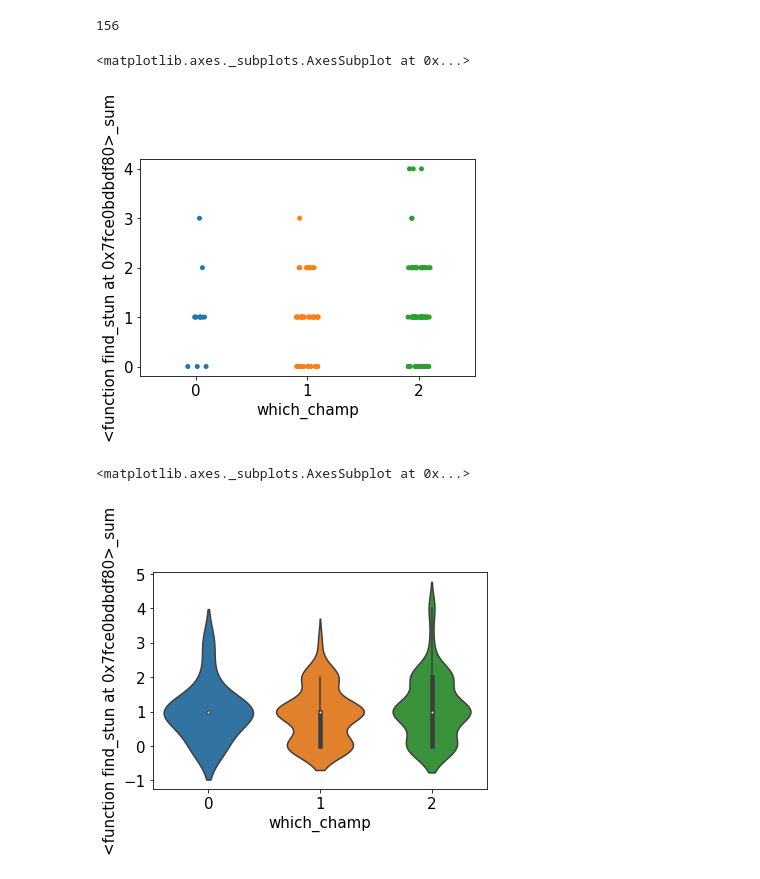
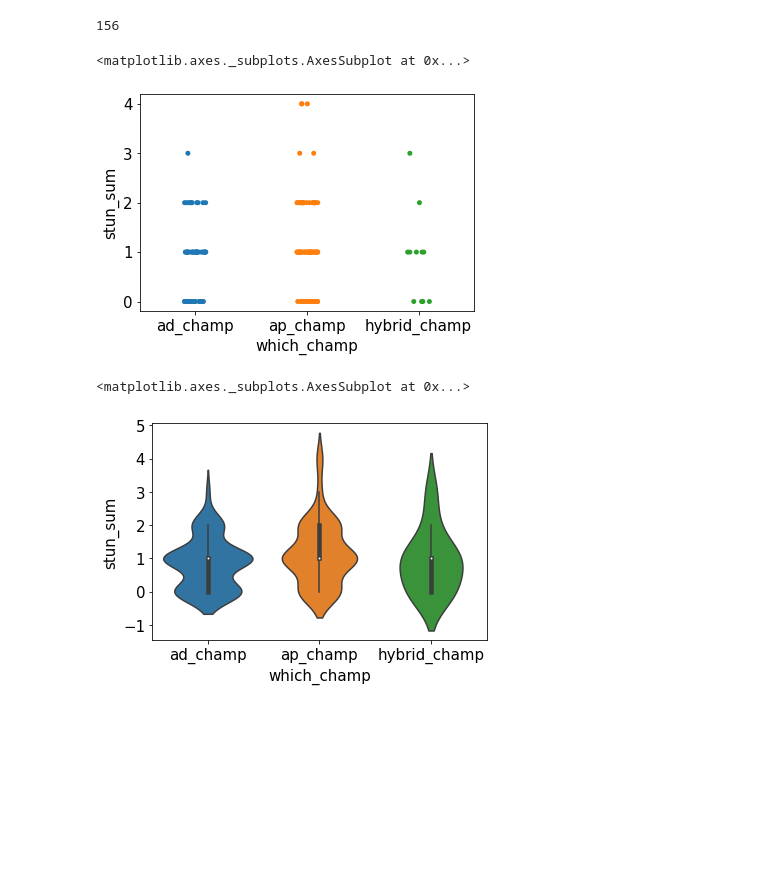
Before and after one commit to cabbi120101/PRJ_OK15GG, a Jupyter notebook: Try/진짜최종자연어_ipynb의_사본의_사본.ipynb, the cells around one changed output. Drawn from its saved outputs; the diff is of its cells as text; code cells hidden in the pictures; blank space fills up the shorter version.

```diff
--- a/Try/진짜최종자연어_ipynb의_사본의_사본.ipynb
+++ b/Try/진짜최종자연어_ipynb의_사본의_사본.ipynb
@@ -137,13 +208,14 @@ champ_summ['skillQ'][0]
 # %%
 def skill_set(find):
     skill_setting = ['skillQ','skillW','skillE','skillR','passive']
+    find_list = {find_stun : 'stun',find_speed:'speed',find_slow:'slow',find_shield:'shield',find_physical:'physical',find_magic:'magic',find_stun_tool:'stun_tool'}
     skill_find = pd.DataFrame()
     skill_find['id'] = champ_summ['id']
     for i in range(len(skill_setting)):
-        column_name = str(find)+skill_setting[i]
+        column_name = find_list[find]+'_'+skill_setting[i]
         skill_found = find(skill_setting[i])
         champ_summ[column_name] = skill_found
         skill_find[column_name] = skill_found
-    sum_name = str(find) + '_' + 'sum'
-    skill_find[sum_name] = skill_find[str(find)+'skillQ'] + skill_find[str(find)+'skillW'] + skill_find[str(find)+'skillE'] + skill_find[str(find)+'skillR']+skill_find[str(find)+'passive']
+    sum_name = find_list[find] + '_' + 'sum'
+    skill_find[sum_name] = skill_find[find_list[find]+'_' +'skillQ'] + skill_find[find_list[find]+'_' +'skillW'] + skill_find[find_list[find]+'_' +'skillE'] + skill_find[find_list[find]+'_' +'skillR']+skill_find[find_list[find]+'_' +'passive']
     return skill_find
@@ -723,16 +889,18 @@ champ_summ.info()
 ## 물리뎀
 # %%
 def skill_tool(find):
-    skill_setting = ['skillQ_tooltip','skillW_tooltip','skillE_tooltip','skillR_tooltip']
+    skill_setting = ['skillQ','skillW','skillE','skillR']
+    find_list = {find_stun : 'stun',find_speed:'speed',find_slow:'slow',find_shield:'shield',find_physical:'physical',find_magic:'magic'}
     skill_find = pd.DataFrame()
     skill_find['id'] = champ_summ['id']
     for i in range(len(skill_setting)):
-        column_name = str(find)+skill_setting[i]
+        column_name = find_list[find]+'_' +skill_setting[i]
         skill_found = find(skill_setting[i])
         champ_summ[column_name] = skill_found
         skill_find[column_name] = skill_found
-    sum_name = str(find) + '_'+ 'sum'
-    skill_find[sum_name] = skill_find[str(find)+'skillQ_tooltip'] + skill_find[str(find)+'skillW_tooltip'] + skill_find[str(find)+'skillE_tooltip'] + skill_find[str(find)+'skillR_tooltip']
+
+    sum_name = find_list[find] + '_' + 'sum'
+    skill_find[sum_name] = skill_find[find_list[find]+'_' +'skillQ'] + skill_find[find_list[find]+'_' +'skillW'] + skill_find[find_list[find]+'_' +'skillE'] + skill_find[find_list[find]+'_' +'skillR']
     return skill_find
 # %%
 def find_physical(column):
@@ -854,21 +1064,24 @@ def find_magic(column):
 
     magic = []
 
-    for i in range(len(champ_summ)):
+    for i in range(len(champ_info)):
         count_magic = 0
-        champ_summ[column][i] = champ_summ[column][i].lower()
+        champ_info[column][i]['tooltip'] = champ_info[column][i]['tooltip'].lower()
 
-        if 'magic' in champ_summ[column][i]:
+        if 'magic' in champ_info[column][i]['tooltip']:
             count_magic = 1
             magic.append(count_magic)
 
 
 
 
-        elif 'magical' in champ_summ[column][i]:
+        elif 'magical' in champ_info[column][i]['tooltip']:
             count_magic = 1
             magic.append(count_magic)
 
+        # elif 'total' in champ_info[column][i]['tooltip']:
+        #     count_magic = 1
+        #     magic.append(count_magic)
 
 
 
@@ -1000,14 +1213,14 @@ ap_champ = []
 hybrid_champ = []
 which_champ = []
 for i in range(len(all_info)):
-    which = 0
-    if all_info['<function find_physical at 0x7fcdfd63c5f0>_sum'][i] > all_info['<function find_magic at 0x7fce05f85d40>_sum'][i]:
+    which = 'hybrid_champ'
+    if all_info['physical_sum'][i] > all_info['magic_sum'][i]:
         ad_champ.append(all_info['id'][i])
-        which = 1
+        which = 'ad_champ'
         which_champ.append(which)
-    elif all_info['<function find_physical at 0x7fcdfd63c5f0>_sum'][i] < all_info['<function find_magic at 0x7fce05f85d40>_sum'][i]:
+    elif all_info['physical_sum'][i] < all_info['magic_sum'][i]:
         ap_champ.append(all_info['id'][i])
-        which = 2
+        which = 'ap_champ'
         which_champ.append(which)
     else:
 
@@ -1043,13 +1336,13 @@ all_info['which_champ'].count()
 # %% [output]
 156
 # %%
-sns.stripplot(x='which_champ', y='<function find_stun at 0x7fce0bdbdf80>_sum', data=all_info)
+sns.stripplot(x='which_champ', y='stun_sum', data=all_info)
 # %% [output]
 <matplotlib.axes._subplots.AxesSubplot at 0x...>
-[figure, old version]
+[figure, new version]
 # %%
-sns.violinplot(x='which_champ', y='<function find_stun at 0x7fce0bdbdf80>_sum', data=all_info)
+sns.violinplot(x='which_champ', y='stun_sum', data=all_info)
 # %% [output]
 <matplotlib.axes._subplots.AxesSubplot at 0x...>
-[figure, old version]
+[figure, new version]
 # %%
```
Also changed, not shown: parts of 88 cells of this notebook.
